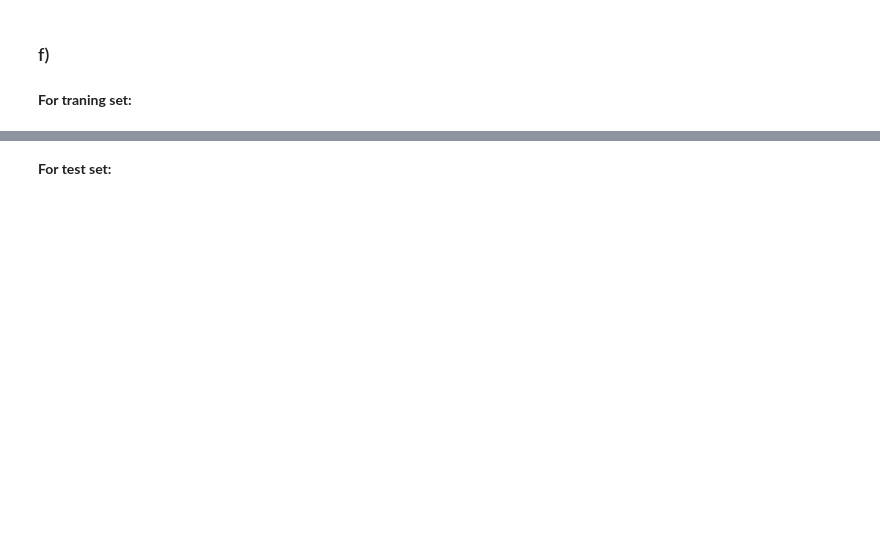
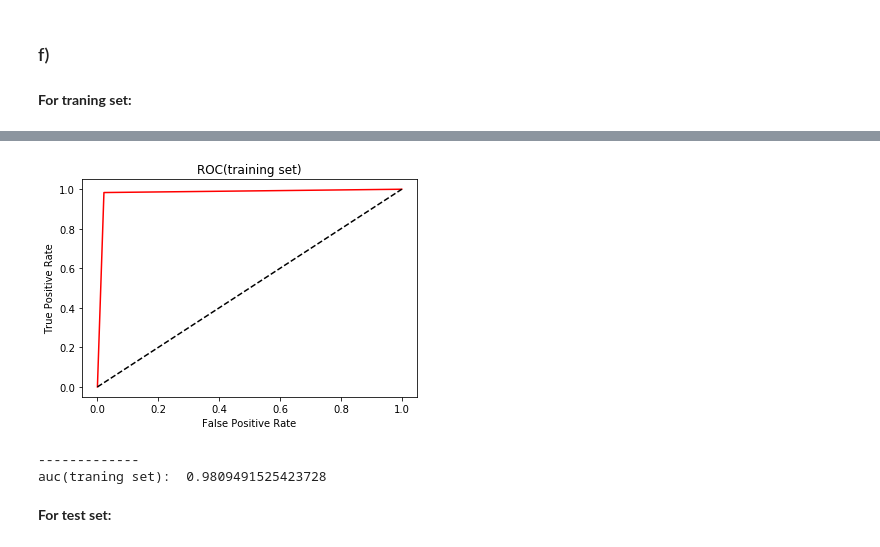
Before and after one commit to destiny301/INF552_hw4, a Jupyter notebook: notebook/TianyiZhang_hw4.ipynb, the cells around one changed output, grey strips where cells are left out. Saved outputs shown, nothing was run; the diff lists cells and outputs as text; code cells hidden in the pictures; blank space fills up the shorter version.

```diff
--- a/notebook/TianyiZhang_hw4.ipynb
+++ b/notebook/TianyiZhang_hw4.ipynb
@@ -815,7 +861,7 @@ print("auc(test set): ", area)
 **For traning set:**
 # %%
 smote = SMOTE()
-smote_tr = smote.fit_sample(x2, y2tr)
+smote_tr = smote.fit_sample(x2, y2)
 smote_xtr = pd.DataFrame(smote_tr[0])
 smote_ytr = pd.DataFrame(smote_tr[1], columns=['class'])
 smote_datatr = pd.concat([smote_ytr, smote_xtr], axis=1)
@@ -836,19 +904,21 @@ print(eval_tr_smote.summary())
 # %%
-treeClf.build_classifier(datatr_smote)
-pred = eval_tr_smote.test_model(treeClf, datatr_smote)
-
+y2tr = np.array([0 if x == 'neg' else 1 for x in smote_ytr.iloc[:,0]])
 fp, tp, thresholds = roc_curve(y2tr, pred, pos_label=1)
 area = auc(fp, tp)
 
 plt.plot(fp, tp, color='red')
 plt.plot([0, 1], [0, 1], 'k--')
 plt.xlabel('False Positive Rate')
 plt.ylabel('True Positive Rate')
 plt.title('ROC(training set)')
 plt.show()
 
 print("-------------")
 print("auc(traning set): ", area)
+# %% [output]
+[figure, added]
+-------------
+auc(traning set):  0.9809491525423728
 # %% [markdown]
 **For test set:**
 # %%
```
Also changed, not shown: parts of 17 cells of this notebook.
